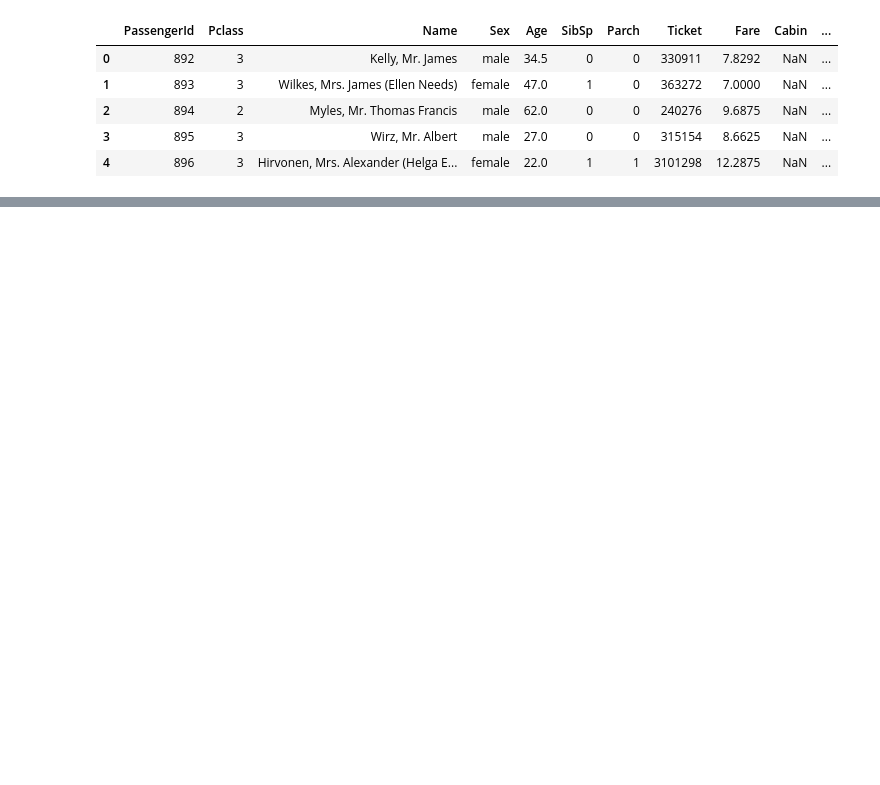
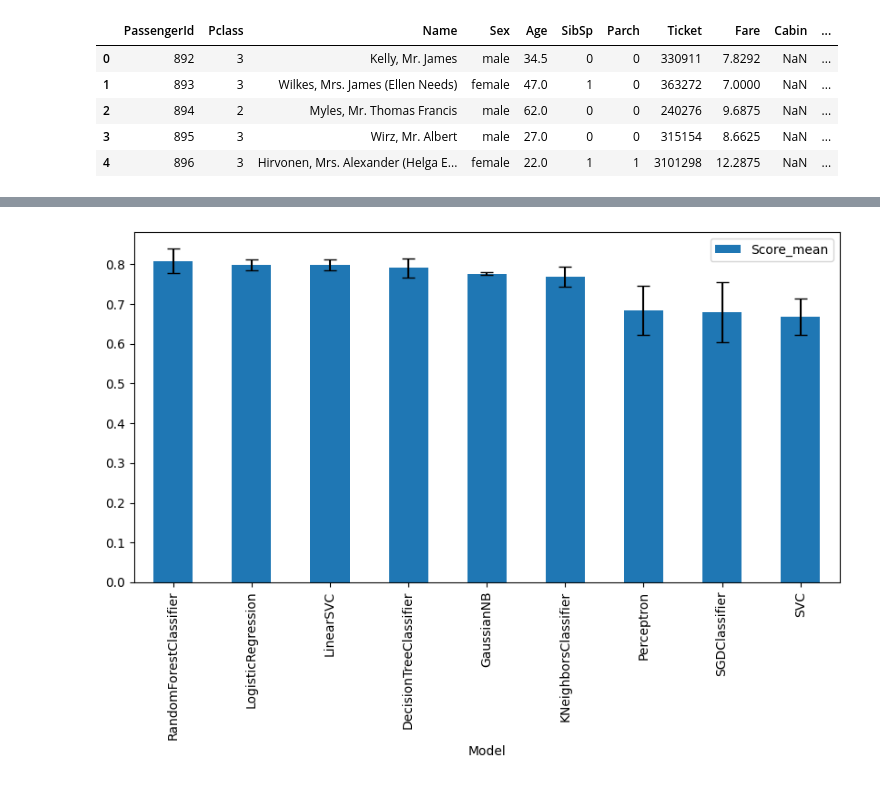
Before and after one commit to Porini-Education/Course_ITS-BigData23-25_Anno2, a Jupyter notebook: Python/20241021_ML.ipynb, the cells around one changed output, grey strips where cells are left out. Saved outputs shown, nothing was run; the diff lists cells and outputs as text; code cells hidden in the pictures; blank space fills up the shorter version.

```diff
--- a/Python/20241021_ML.ipynb
+++ b/Python/20241021_ML.ipynb
@@ -171,0 +1018,28 @@ parch: The dataset defines family relations in this way...
+# %%
+cvresults = {
+    'Model': [],
+    'Score_mean': [],
+    'Score_std': []
+    }
+
+def add_cvresult(model, score):
+    cvresults['Model'].append(model.__class__.__name__)
+    cvresults['Score_mean'].append(score.mean())
+    cvresults['Score_std'].append(score.std())
+
+cvscores = {
+    'Model': [],
+    'Accuracy': [],
+    'Precision': [],
+    'Recall': [],
+    'F1': [],
+    'ROC_AUC': []
+}
+
+def add_cvscore(model, scores):
+    cvscores['Model'].append(model.__class__.__name__)
+    cvscores['Accuracy'].append(scores['test_accuracy'].mean())
+    cvscores['Precision'].append(scores['test_precision'].mean())
+    cvscores['Recall'].append(scores['test_recall'].mean())
+    cvscores['F1'].append(scores['test_f1'].mean())
+    cvscores['ROC_AUC'].append(scores['test_roc_auc'].mean())
@@ -171,0 +1066,4 @@ parch: The dataset defines family relations in this way...
+# %%
+results_df = pd.DataFrame(cvresults)
+results_df = results_df.sort_values(by='Score_mean', ascending=False)
+print(results_df.to_markdown(index=False))
@@ -171,0 +1082,5 @@ parch: The dataset defines family relations in this way...
+# %%
+ax = results_df.plot.bar(x='Model', y='Score_mean', figsize=(10, 5), yerr='Score_std', capsize=5)
+ax.tick_params(axis='x', rotation=90)
+# %% [output]
+[figure, added]
```
Also changed, not shown: parts of 99 cells of this notebook, 1 other file.
